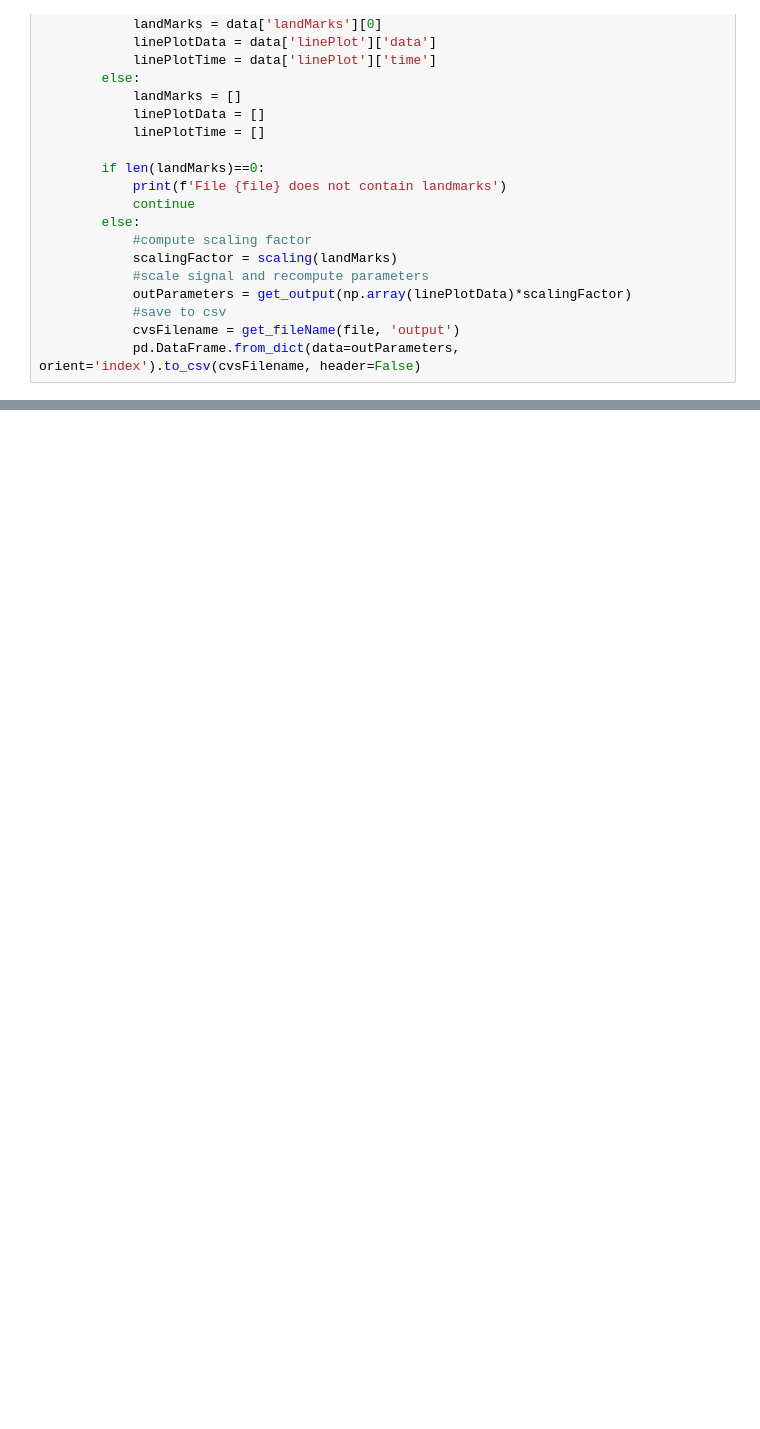
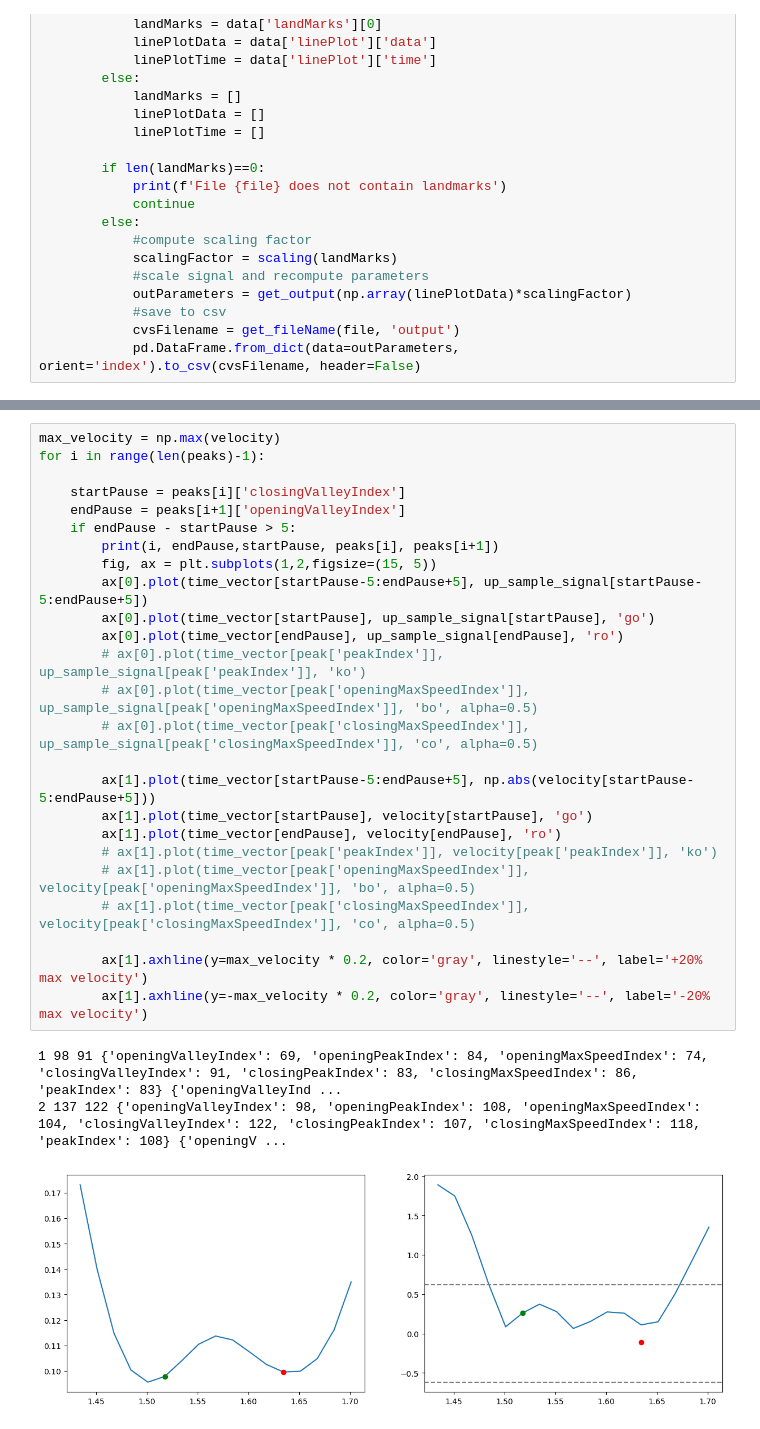
Before and after one commit to dguari1/TestNormalization, a Jupyter notebook: ProcessData.ipynb, the cells around one changed output, grey strips where cells are left out. Cells and saved outputs as stored; diff of their text form; blank space fills up the shorter version.

```diff
--- a/ProcessData.ipynb
+++ b/ProcessData.ipynb
@@ -247,0 +356,29 @@ distance, velocity, peaks, indexPositiveVelocity, indexNegativeVelocity = peakFi
+# %%
+max_velocity = np.max(velocity)
+for i in range(len(peaks)-1):
+
+    startPause = peaks[i]['closingValleyIndex']
+    endPause = peaks[i+1]['openingValleyIndex']
+    if endPause - startPause > 5:
+        print(i, endPause,startPause, peaks[i], peaks[i+1])
+        fig, ax = plt.subplots(1,2,figsize=(15, 5))
+        ax[0].plot(time_vector[startPause-5:endPause+5], up_sample_signal[startPause-5:endPause+5])
+        ax[0].plot(time_vector[startPause], up_sample_signal[startPause], 'go')
+        ax[0].plot(time_vector[endPause], up_sample_signal[endPause], 'ro')
+        # ax[0].plot(time_vector[peak['peakIndex']], up_sample_signal[peak['peakIndex']], 'ko')
+        # ax[0].plot(time_vector[peak['openingMaxSpeedIndex']], up_sample_signal[peak['openingMaxSpeedIndex']], 'bo', alpha=0.5)
+        # ax[0].plot(time_vector[peak['closingMaxSpeedIndex']], up_sample_signal[peak['closingMaxSpeedIndex']], 'co', alpha=0.5)
+
+        ax[1].plot(time_vector[startPause-5:endPause+5], np.abs(velocity[startPause-5:endPause+5]))
+        ax[1].plot(time_vector[startPause], velocity[startPause], 'go')
+        ax[1].plot(time_vector[endPause], velocity[endPause], 'ro')
+        # ax[1].plot(time_vector[peak['peakIndex']], velocity[peak['peakIndex']], 'ko')
+        # ax[1].plot(time_vector[peak['openingMaxSpeedIndex']], velocity[peak['openingMaxSpeedIndex']], 'bo', alpha=0.5)
+        # ax[1].plot(time_vector[peak['closingMaxSpeedIndex']], velocity[peak['closingMaxSpeedIndex']], 'co', alpha=0.5)
+
+        ax[1].axhline(y=max_velocity * 0.2, color='gray', linestyle='--', label='+20% max velocity')
+        ax[1].axhline(y=-max_velocity * 0.2, color='gray', linestyle='--', label='-20% max velocity')
+# %% [output]
+1 98 91 {'openingValleyIndex': 69, 'openingPeakIndex': 84, 'openingMaxSpeedIndex': 74, 'closingValleyIndex': 91, 'closingPeakIndex': 83, 'closingMaxSpeedIndex': 86, 'peakIndex': 83} {'openingValleyInd ...
+2 137 122 {'openingValleyIndex': 98, 'openingPeakIndex': 108, 'openingMaxSpeedIndex': 104, 'closingValleyIndex': 122, 'closingPeakIndex': 107, 'closingMaxSpeedIndex': 118, 'peakIndex': 108} {'openingV ...
+[figure, added]
```
Also changed, not shown: parts of 22 cells of this notebook, 6 other files.
